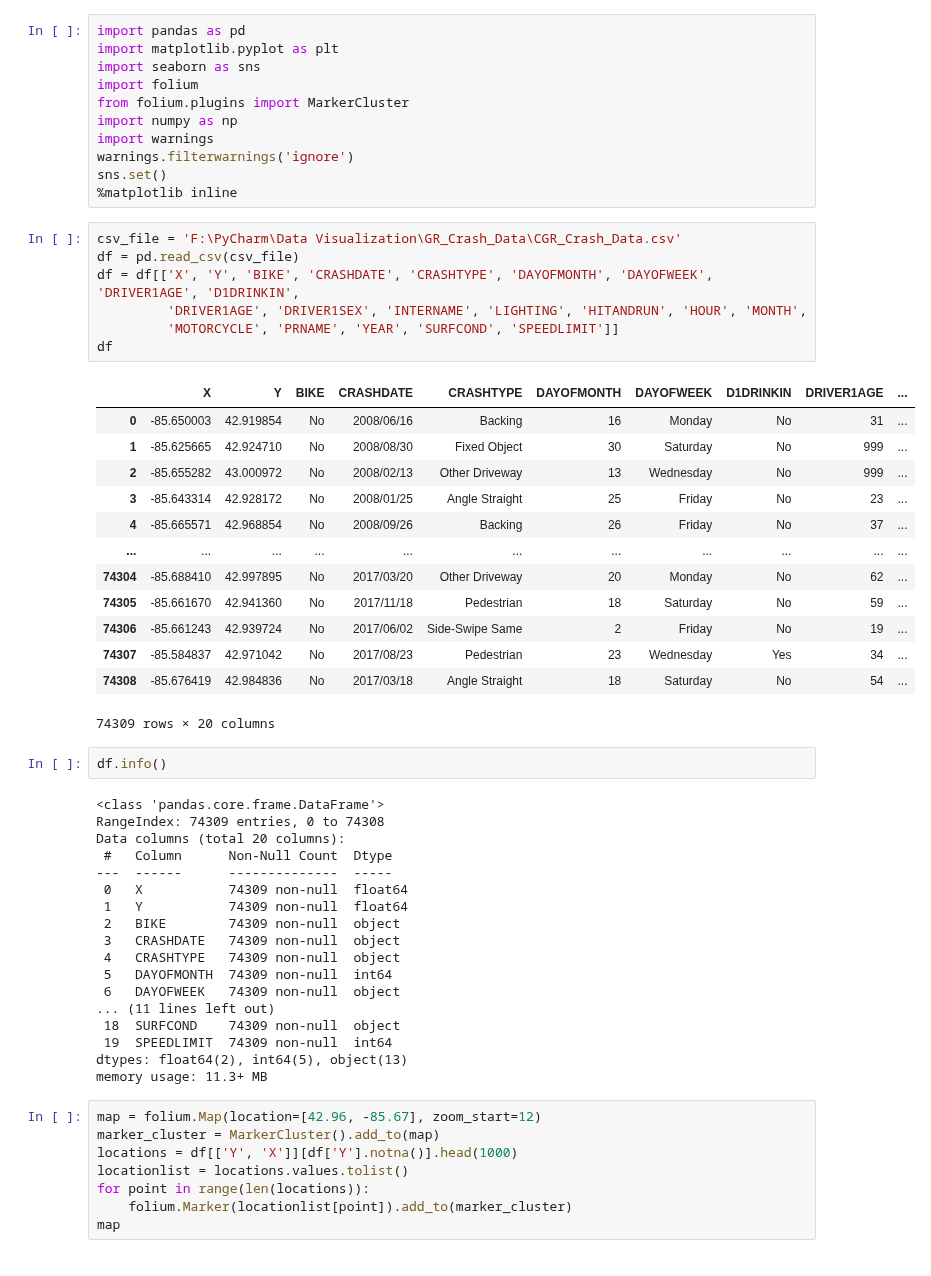
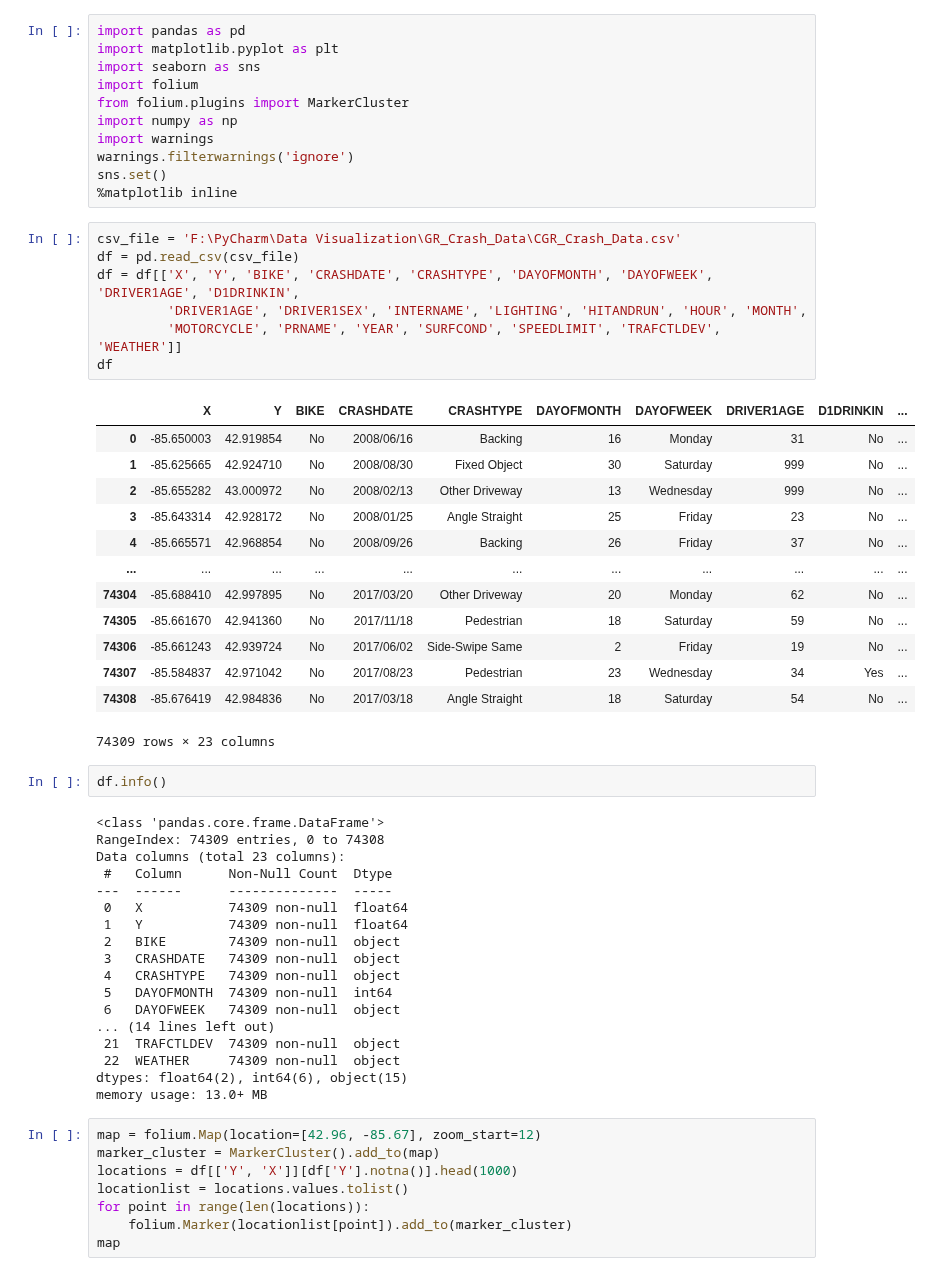
Before and after one commit to Ambush3/GR_Crash_Data, a Jupyter notebook: Crash.ipynb, the cells around one changed output. Drawn from its saved outputs; the diff is of its cells as text.

```diff
--- a/Crash.ipynb
+++ b/Crash.ipynb
@@ -12,30 +12,30 @@ sns.set()
 # %%
 csv_file = 'F:\PyCharm\Data Visualization\GR_Crash_Data\CGR_Crash_Data.csv'
 df = pd.read_csv(csv_file)
 df = df[['X', 'Y', 'BIKE', 'CRASHDATE', 'CRASHTYPE', 'DAYOFMONTH', 'DAYOFWEEK', 'DRIVER1AGE', 'D1DRINKIN',
          'DRIVER1AGE', 'DRIVER1SEX', 'INTERNAME', 'LIGHTING', 'HITANDRUN', 'HOUR', 'MONTH',
-         'MOTORCYCLE', 'PRNAME', 'YEAR', 'SURFCOND', 'SPEEDLIMIT']]
+         'MOTORCYCLE', 'PRNAME', 'YEAR', 'SURFCOND', 'SPEEDLIMIT', 'TRAFCTLDEV', 'WEATHER']]
 df
 # %% [output]
-|  | X | Y | BIKE | CRASHDATE | CRASHTYPE | DAYOFMONTH | DAYOFWEEK | D1DRINKIN | DRIVER1AGE | ... |
-| 0 | -85.650003 | 42.919854 | No | 2008/06/16 | Backing | 16 | Monday | No | 31 | ... |
-| 1 | -85.625665 | 42.924710 | No | 2008/08/30 | Fixed Object | 30 | Saturday | No | 999 | ... |
-| 2 | -85.655282 | 43.000972 | No | 2008/02/13 | Other Driveway | 13 | Wednesday | No | 999 | ... |
-| 3 | -85.643314 | 42.928172 | No | 2008/01/25 | Angle Straight | 25 | Friday | No | 23 | ... |
-| 4 | -85.665571 | 42.968854 | No | 2008/09/26 | Backing | 26 | Friday | No | 37 | ... |
+|  | X | Y | BIKE | CRASHDATE | CRASHTYPE | DAYOFMONTH | DAYOFWEEK | DRIVER1AGE | D1DRINKIN | ... |
+| 0 | -85.650003 | 42.919854 | No | 2008/06/16 | Backing | 16 | Monday | 31 | No | ... |
+| 1 | -85.625665 | 42.924710 | No | 2008/08/30 | Fixed Object | 30 | Saturday | 999 | No | ... |
+| 2 | -85.655282 | 43.000972 | No | 2008/02/13 | Other Driveway | 13 | Wednesday | 999 | No | ... |
+| 3 | -85.643314 | 42.928172 | No | 2008/01/25 | Angle Straight | 25 | Friday | 23 | No | ... |
+| 4 | -85.665571 | 42.968854 | No | 2008/09/26 | Backing | 26 | Friday | 37 | No | ... |
 | ... | ... | ... | ... | ... | ... | ... | ... | ... | ... | ... |
-| 74304 | -85.688410 | 42.997895 | No | 2017/03/20 | Other Driveway | 20 | Monday | No | 62 | ... |
-| 74305 | -85.661670 | 42.941360 | No | 2017/11/18 | Pedestrian | 18 | Saturday | No | 59 | ... |
-| 74306 | -85.661243 | 42.939724 | No | 2017/06/02 | Side-Swipe Same | 2 | Friday | No | 19 | ... |
-| 74307 | -85.584837 | 42.971042 | No | 2017/08/23 | Pedestrian | 23 | Wednesday | Yes | 34 | ... |
-| 74308 | -85.676419 | 42.984836 | No | 2017/03/18 | Angle Straight | 18 | Saturday | No | 54 | ... |
+| 74304 | -85.688410 | 42.997895 | No | 2017/03/20 | Other Driveway | 20 | Monday | 62 | No | ... |
+| 74305 | -85.661670 | 42.941360 | No | 2017/11/18 | Pedestrian | 18 | Saturday | 59 | No | ... |
+| 74306 | -85.661243 | 42.939724 | No | 2017/06/02 | Side-Swipe Same | 2 | Friday | 19 | No | ... |
+| 74307 | -85.584837 | 42.971042 | No | 2017/08/23 | Pedestrian | 23 | Wednesday | 34 | Yes | ... |
+| 74308 | -85.676419 | 42.984836 | No | 2017/03/18 | Angle Straight | 18 | Saturday | 54 | No | ... |
-74309 rows × 20 columns
+74309 rows × 23 columns
 # %%
 df.info()
 # %% [output]
 <class 'pandas.core.frame.DataFrame'>
 RangeIndex: 74309 entries, 0 to 74308
-Data columns (total 20 columns):
+Data columns (total 23 columns):
  #   Column      Non-Null Count  Dtype
 ---  ------      --------------  -----
  0   X           74309 non-null  float64
@@ -45,11 +45,11 @@ Data columns (total 20 columns):
  4   CRASHTYPE   74309 non-null  object
  5   DAYOFMONTH  74309 non-null  int64
  6   DAYOFWEEK   74309 non-null  object
-... (11 lines left out)
- 18  SURFCOND    74309 non-null  object
- 19  SPEEDLIMIT  74309 non-null  int64
-dtypes: float64(2), int64(5), object(13)
-memory usage: 11.3+ MB
+... (14 lines left out)
+ 21  TRAFCTLDEV  74309 non-null  object
+ 22  WEATHER     74309 non-null  object
+dtypes: float64(2), int64(6), object(15)
+memory usage: 13.0+ MB
 # %%
 map = folium.Map(location=[42.96, -85.67], zoom_start=12)
 marker_cluster = MarkerCluster().add_to(map)
```
Also changed, not shown: parts of 19 cells of this notebook, 1 other file.
